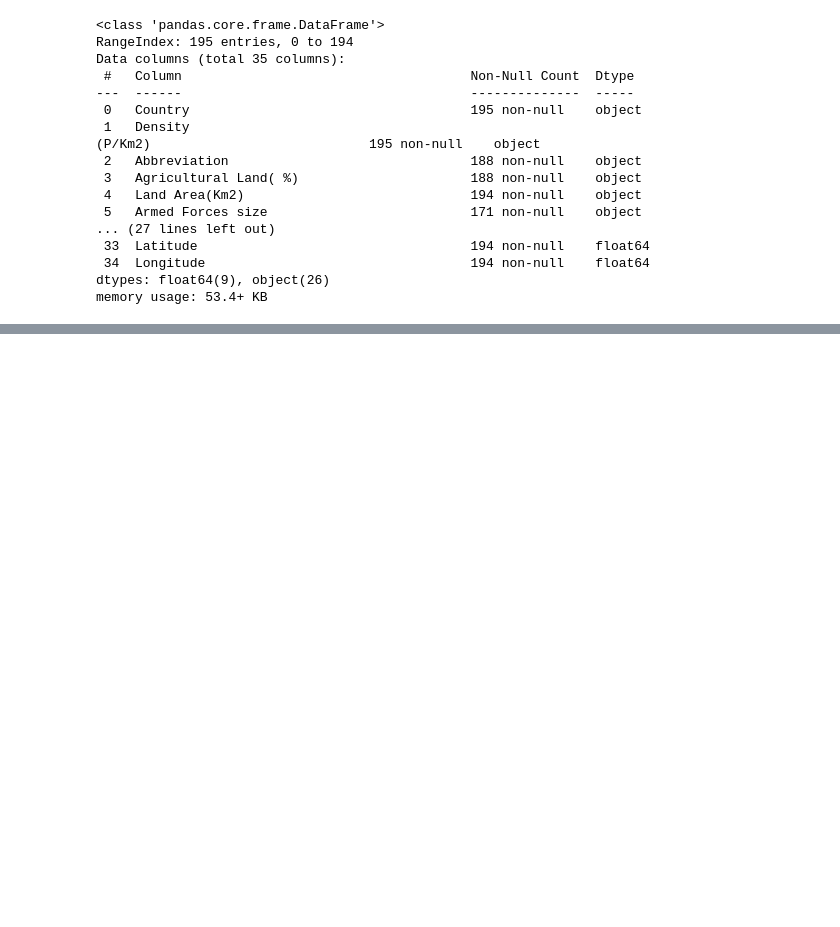
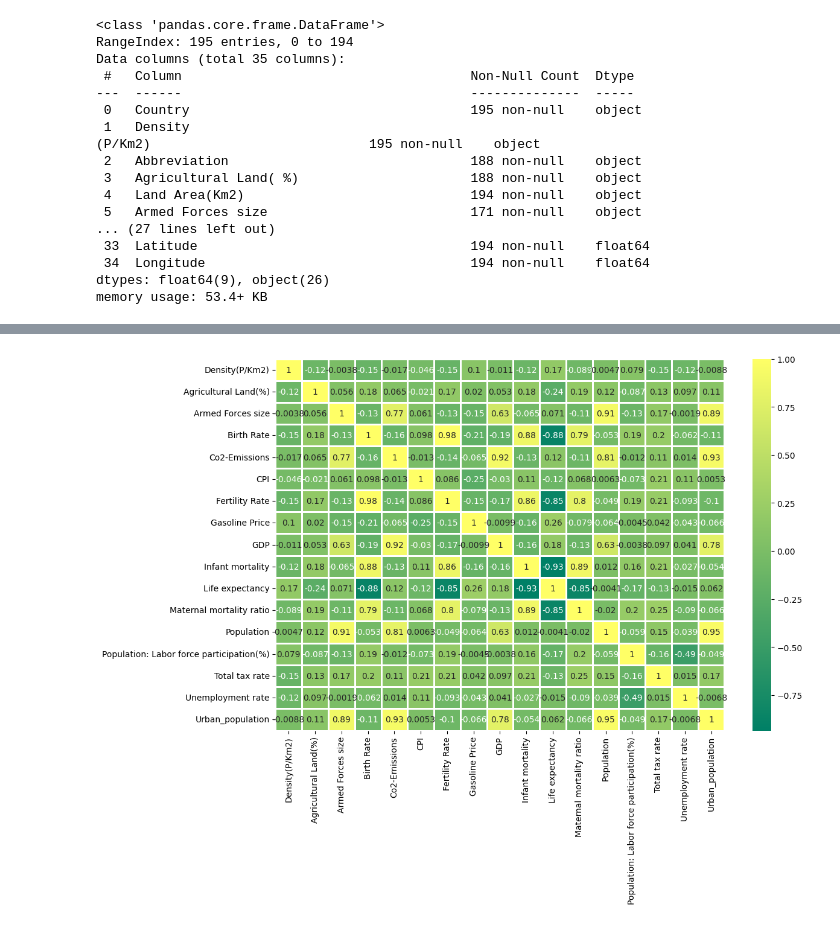
Before and after one commit to depa-tto/Multidimensional-Data-Visualization-exam, a Jupyter notebook: File_1.ipynb, the cells around one changed output, grey strips where cells are left out. Cells and saved outputs as stored; diff of their text form; code cells hidden in the pictures; blank space fills up the shorter version.

```diff
--- a/File_1.ipynb
+++ b/File_1.ipynb
@@ -58,0 +133,6 @@ dataset.describe()
+# %%
+plt.figure(figsize=(12,8))
+sns.heatmap(dataset.drop(['Country','Abbreviation'],axis=1).corr(),cmap='summer',linecolor='white',linewidths=1,annot=True)
+plt.show()
+# %% [output]
+[figure, added]
```
Also changed, not shown: parts of 14 cells of this notebook.
